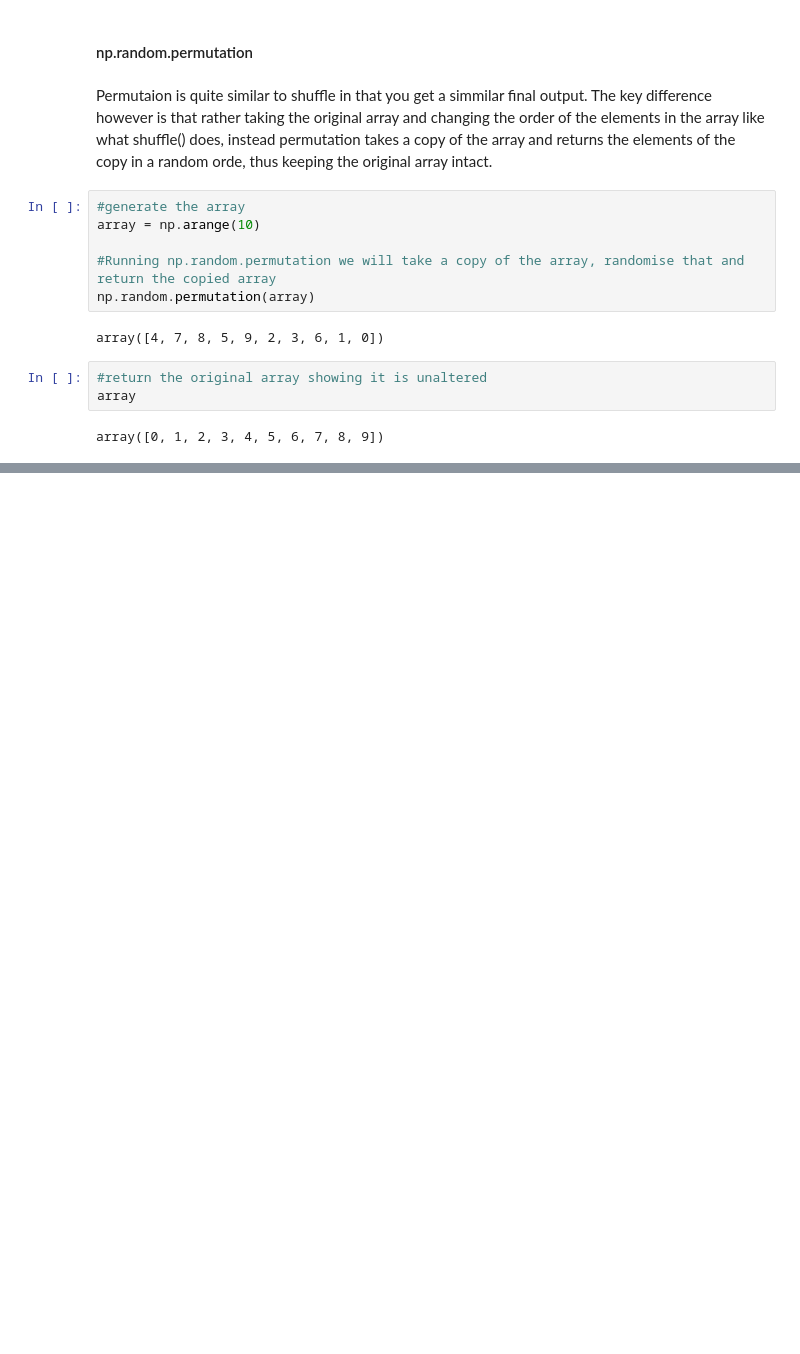
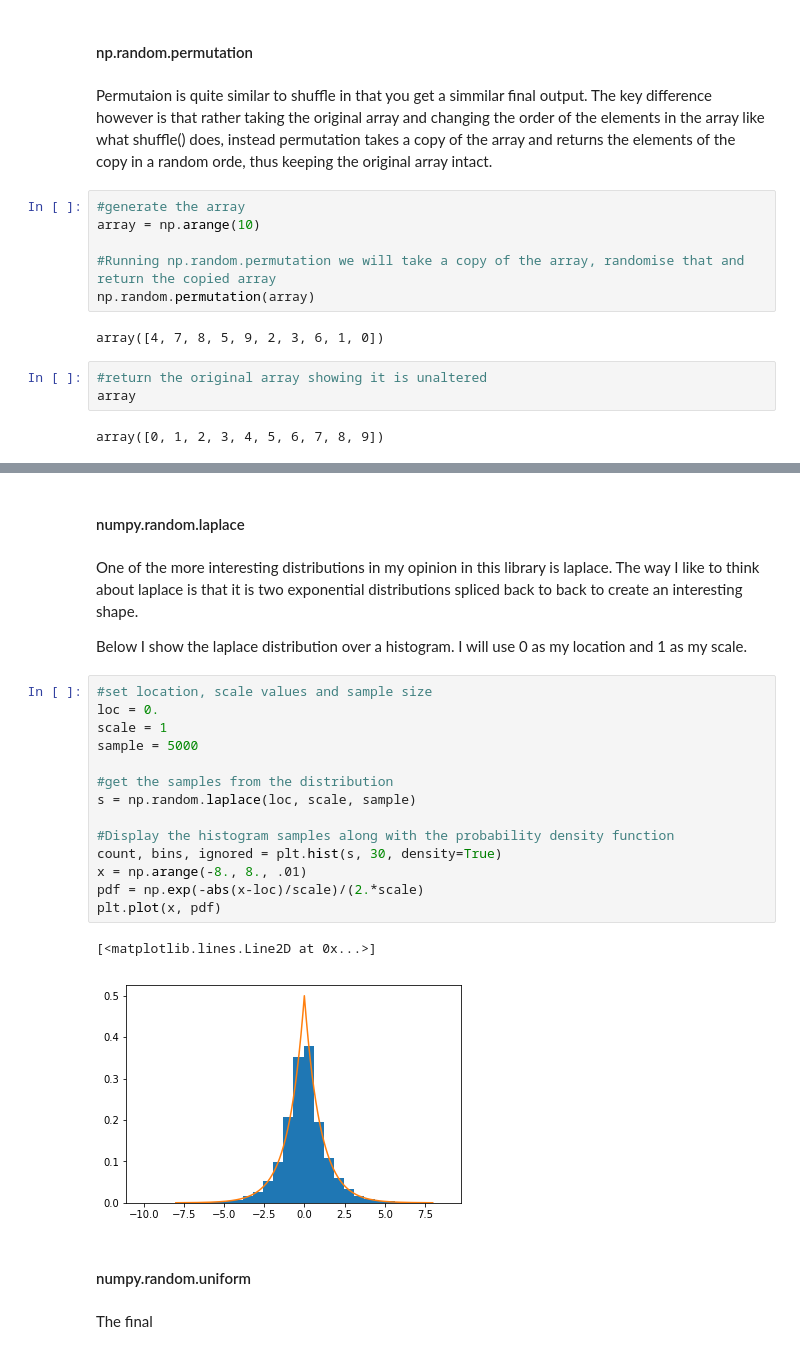
Before and after one commit to cwoodlock/Emerging-Technologies-Project, a Jupyter notebook: numpy-random.ipynb, the cells around one changed output, grey strips where cells are left out. Drawn from its saved outputs; the diff is of its cells as text; blank space fills up the shorter version.

```diff
--- a/numpy-random.ipynb
+++ b/numpy-random.ipynb
@@ -122,0 +185,27 @@ array([0, 1, 2, 3, 4, 5, 6, 7, 8, 9])
+# %% [markdown]
+#### numpy.random.laplace
+# %% [markdown]
+One of the more interesting distributions in my opinion in this library is laplace. The way I like to think about laplace is that it is two exponential distributions spliced back to back to create an interesting shape.
+
+Below I show the laplace distribution over a histogram. I will use 0 as my location and 1 as my scale.
+# %%
+#set location, scale values and sample size
+loc = 0.
+scale = 1
+sample = 5000
+
+#get the samples from the distribution
+s = np.random.laplace(loc, scale, sample)
+
+#Display the histogram samples along with the probability density function
+count, bins, ignored = plt.hist(s, 30, density=True)
+x = np.arange(-8., 8., .01)
+pdf = np.exp(-abs(x-loc)/scale)/(2.*scale)
+plt.plot(x, pdf)
+# %% [output]
+[<matplotlib.lines.Line2D at 0x...>]
+[figure, added]
+# %% [markdown]
+#### numpy.random.uniform
+# %% [markdown]
+The final
```
Also changed, not shown: parts of 11 cells of this notebook.
